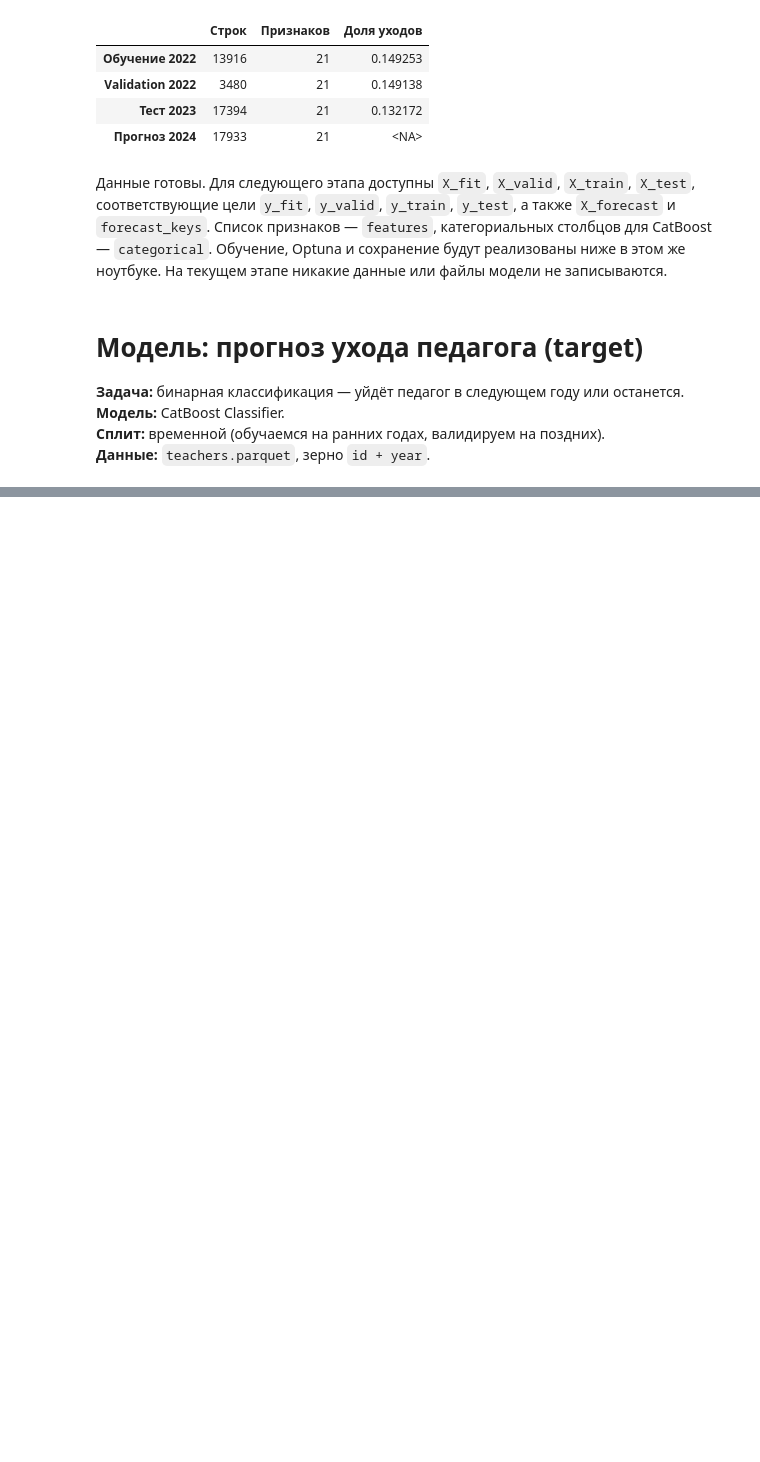
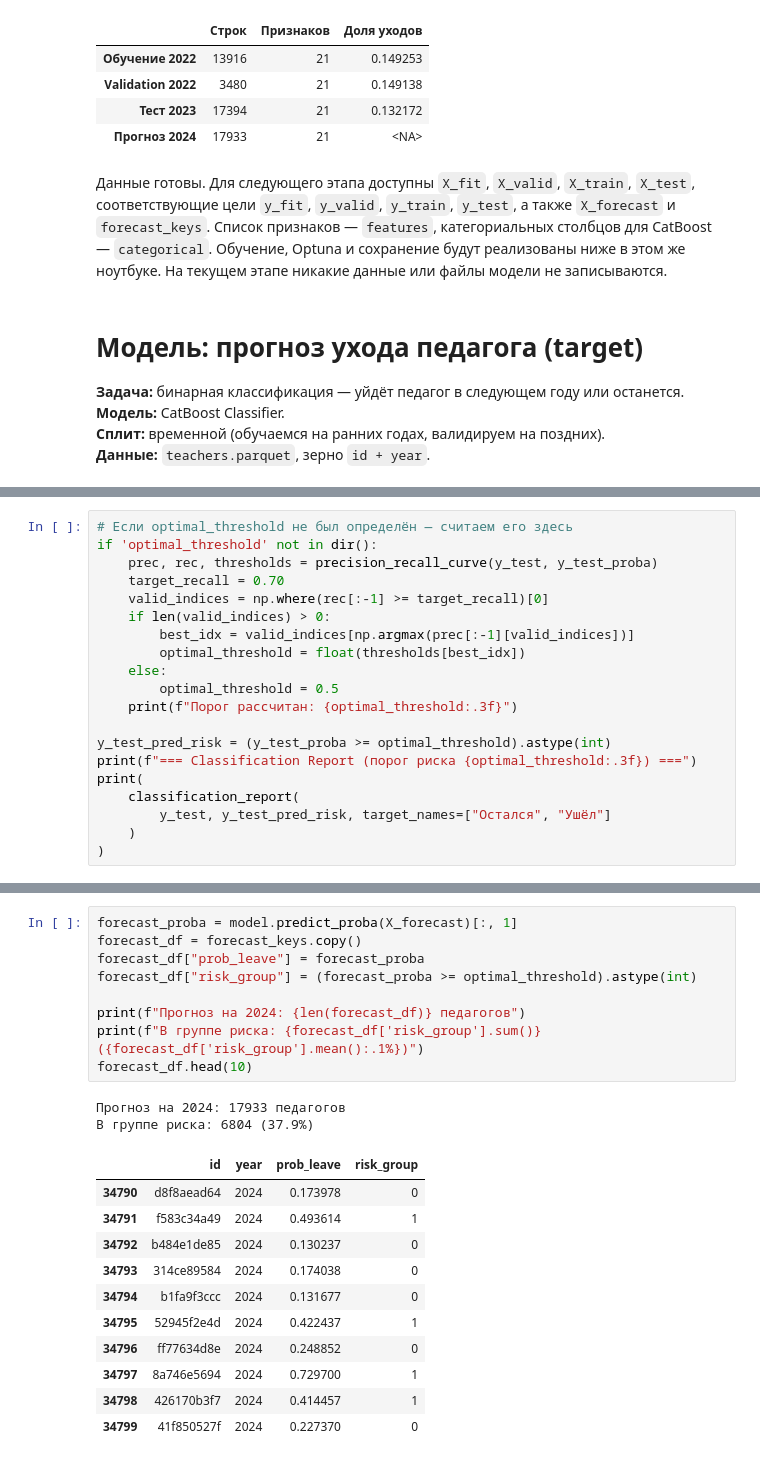
Before and after one commit to Ar4eRSp/hr-teachers, a Jupyter notebook: prototype/model.ipynb, the cells around one changed output, grey strips where cells are left out. Drawn from its saved outputs; the diff is of its cells as text; blank space fills up the shorter version.

```diff
--- a/prototype/model.ipynb
+++ b/prototype/model.ipynb
@@ -457,0 +284,20 @@ print(f"   - Метаданные: artifacts.pkl (порог={optimal_threshold:
+# %%
+# Если optimal_threshold не был определён — считаем его здесь
+if 'optimal_threshold' not in dir():
+    prec, rec, thresholds = precision_recall_curve(y_test, y_test_proba)
+    target_recall = 0.70
+    valid_indices = np.where(rec[:-1] >= target_recall)[0]
+    if len(valid_indices) > 0:
+        best_idx = valid_indices[np.argmax(prec[:-1][valid_indices])]
+        optimal_threshold = float(thresholds[best_idx])
+    else:
+        optimal_threshold = 0.5
+    print(f"Порог рассчитан: {optimal_threshold:.3f}")
+
+y_test_pred_risk = (y_test_proba >= optimal_threshold).astype(int)
+print(f"=== Classification Report (порог риска {optimal_threshold:.3f}) ===")
+print(
+    classification_report(
+        y_test, y_test_pred_risk, target_names=["Остался", "Ушёл"]
+    )
+)
@@ -457,0 +320,23 @@ print(f"   - Метаданные: artifacts.pkl (порог={optimal_threshold:
+# %%
+forecast_proba = model.predict_proba(X_forecast)[:, 1]
+forecast_df = forecast_keys.copy()
+forecast_df["prob_leave"] = forecast_proba
+forecast_df["risk_group"] = (forecast_proba >= optimal_threshold).astype(int)
+
+print(f"Прогноз на 2024: {len(forecast_df)} педагогов")
+print(f"В группе риска: {forecast_df['risk_group'].sum()} ({forecast_df['risk_group'].mean():.1%})")
+forecast_df.head(10)
+# %% [output]
+Прогноз на 2024: 17933 педагогов
+В группе риска: 6804 (37.9%)
+|  | id | year | prob_leave | risk_group |
+| 34790 | d8f8aead64 | 2024 | 0.173978 | 0 |
+| 34791 | f583c34a49 | 2024 | 0.493614 | 1 |
+| 34792 | b484e1de85 | 2024 | 0.130237 | 0 |
+| 34793 | 314ce89584 | 2024 | 0.174038 | 0 |
+| 34794 | b1fa9f3ccc | 2024 | 0.131677 | 0 |
+| 34795 | 52945f2e4d | 2024 | 0.422437 | 1 |
+| 34796 | ff77634d8e | 2024 | 0.248852 | 0 |
+| 34797 | 8a746e5694 | 2024 | 0.729700 | 1 |
+| 34798 | 426170b3f7 | 2024 | 0.414457 | 1 |
+| 34799 | 41f850527f | 2024 | 0.227370 | 0 |
```
Also changed, not shown: parts of 40 cells of this notebook, 10 other files.
